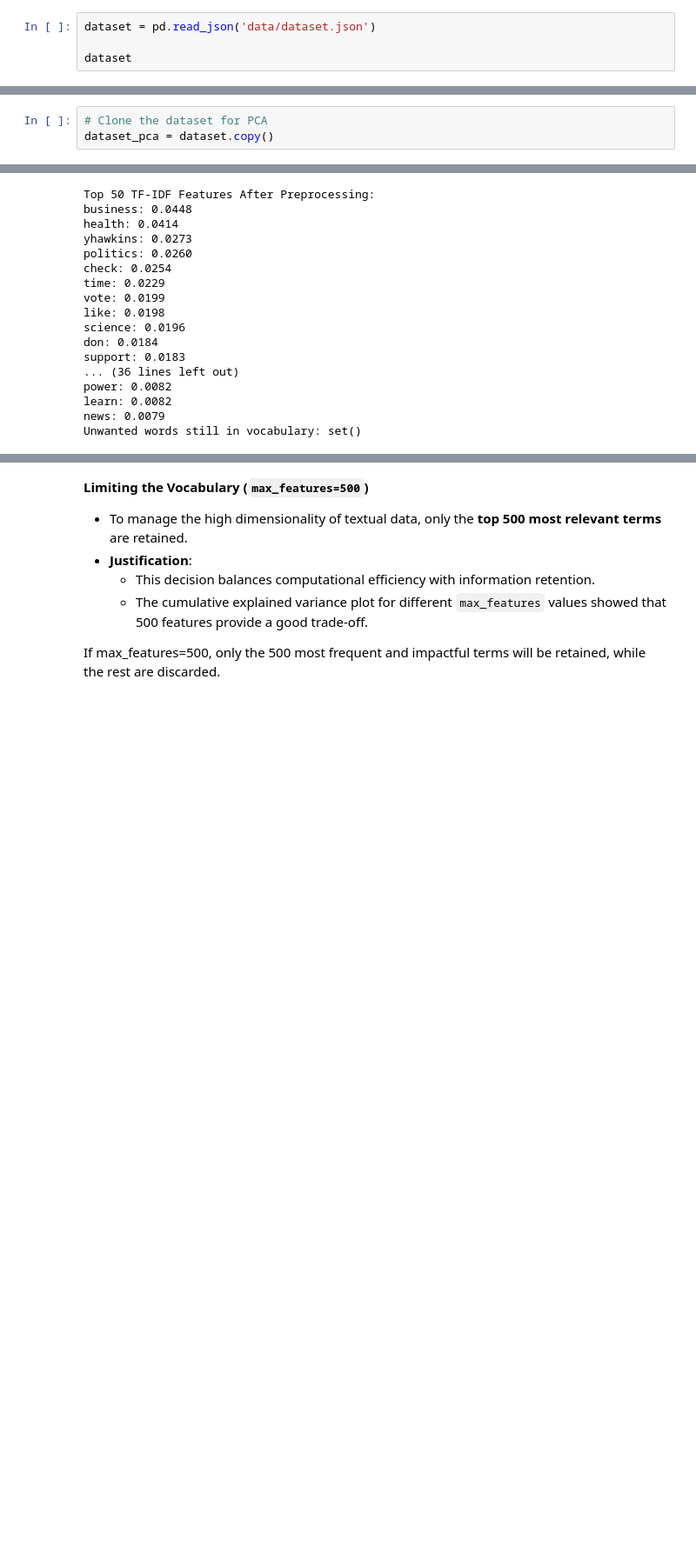
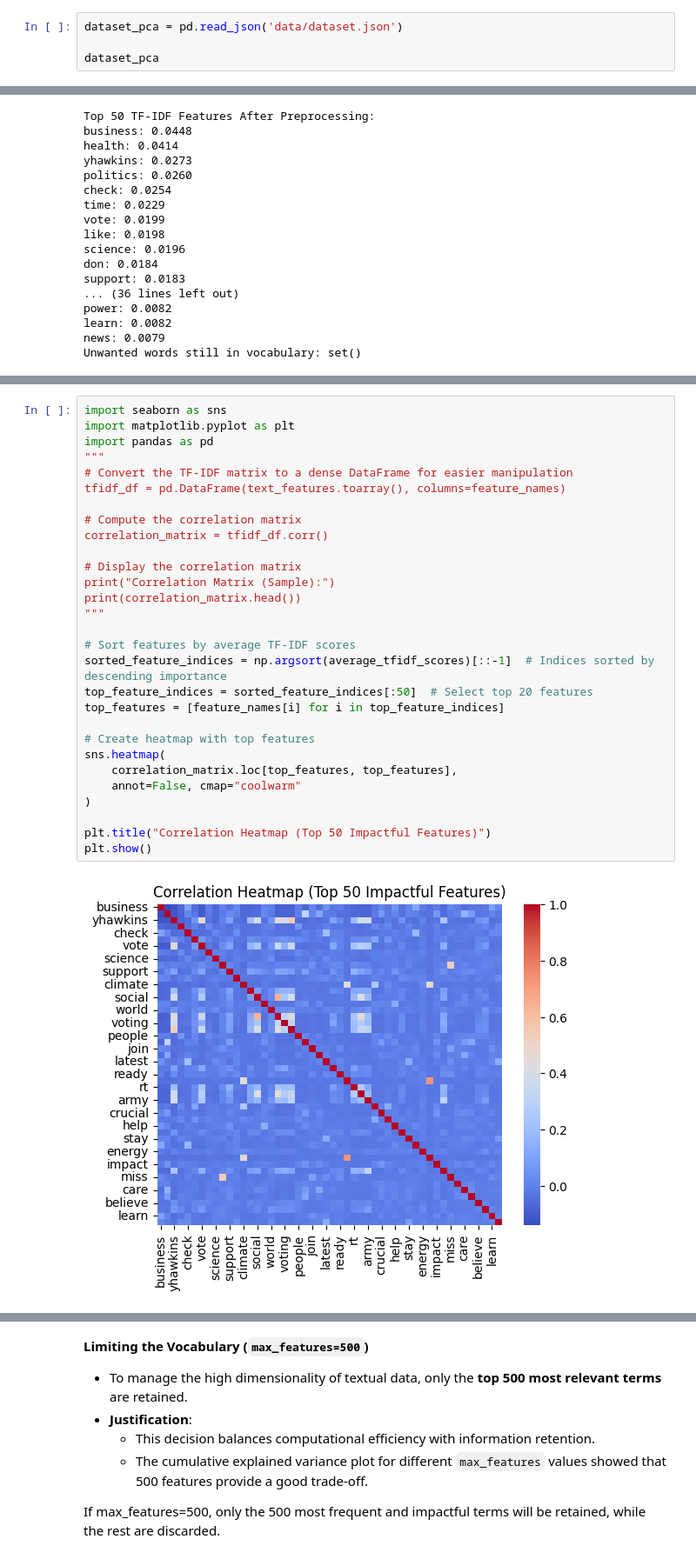
Before and after one commit to msutjipt/Social-Network-Analysis-DA1, a Jupyter notebook: GROUP_F/piet_analysis.ipynb, the cells around one changed output, grey strips where cells are left out. Shown at 87% size. Cells and saved outputs as stored; diff of their text form; blank space fills up the shorter version.

```diff
--- a/GROUP_F/piet_analysis.ipynb
+++ b/GROUP_F/piet_analysis.ipynb
@@ -38,7 +19,7 @@ graph
 # %%
-dataset = pd.read_json('data/dataset.json')
+dataset_pca = pd.read_json('data/dataset.json')
 
-dataset
+dataset_pca
 # %% [output]
 |  | timestamp | text | text_id | user | user_id |
 | 0 | 2024-10-31 00:00:00 | Running a business means juggling... | 2018569761 | danielwoodard | 1077866112 |
@@ -76,7 +48,4 @@ Features:
 - timestamp: Can be converted to a numerical format (e.g., Unix timestamp or days from a reference date).
 - text: Cannot directly be used; instead, we can use text embedding techniques like *TF-IDF* or sentence embeddings to represent this as numerical data.
 - text_id, user, user_id: Unique identifiers; user_id and text_id may be relevant for joining or relational purposes but not for PCA directly.
-# %%
-# Clone the dataset for PCA
-dataset_pca = dataset.copy()
 # %% [markdown]
@@ -216,0 +180,31 @@ The irrelevant words are removed.
+# %%
+import seaborn as sns
+import matplotlib.pyplot as plt
+import pandas as pd
+"""
+# Convert the TF-IDF matrix to a dense DataFrame for easier manipulation
+tfidf_df = pd.DataFrame(text_features.toarray(), columns=feature_names)
+
+# Compute the correlation matrix
+correlation_matrix = tfidf_df.corr()
+
+# Display the correlation matrix
+print("Correlation Matrix (Sample):")
+print(correlation_matrix.head())
+"""
+
+# Sort features by average TF-IDF scores
+sorted_feature_indices = np.argsort(average_tfidf_scores)[::-1]  # Indices sorted by descending importance
+top_feature_indices = sorted_feature_indices[:50]  # Select top 20 features
+top_features = [feature_names[i] for i in top_feature_indices]
+
+# Create heatmap with top features
+sns.heatmap(
+    correlation_matrix.loc[top_features, top_features],
+    annot=False, cmap="coolwarm"
+)
+
+plt.title("Correlation Heatmap (Top 50 Impactful Features)")
+plt.show()
+# %% [output]
+[figure, added]
```
Also changed, not shown: parts of 68 cells of this notebook.
